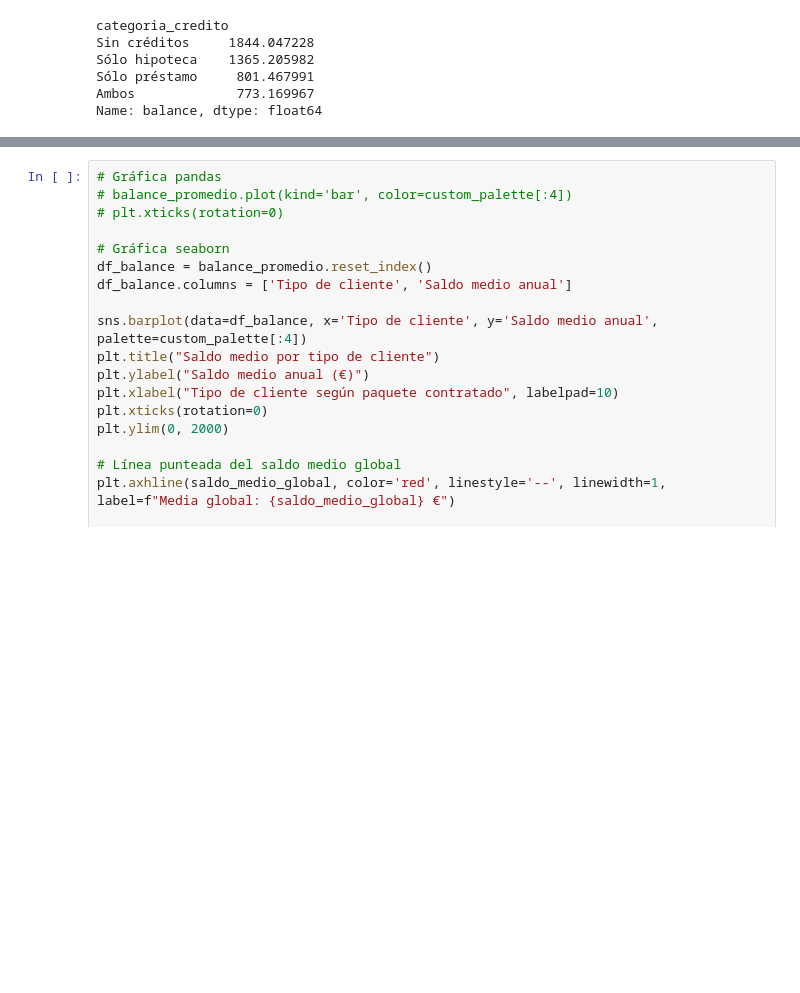
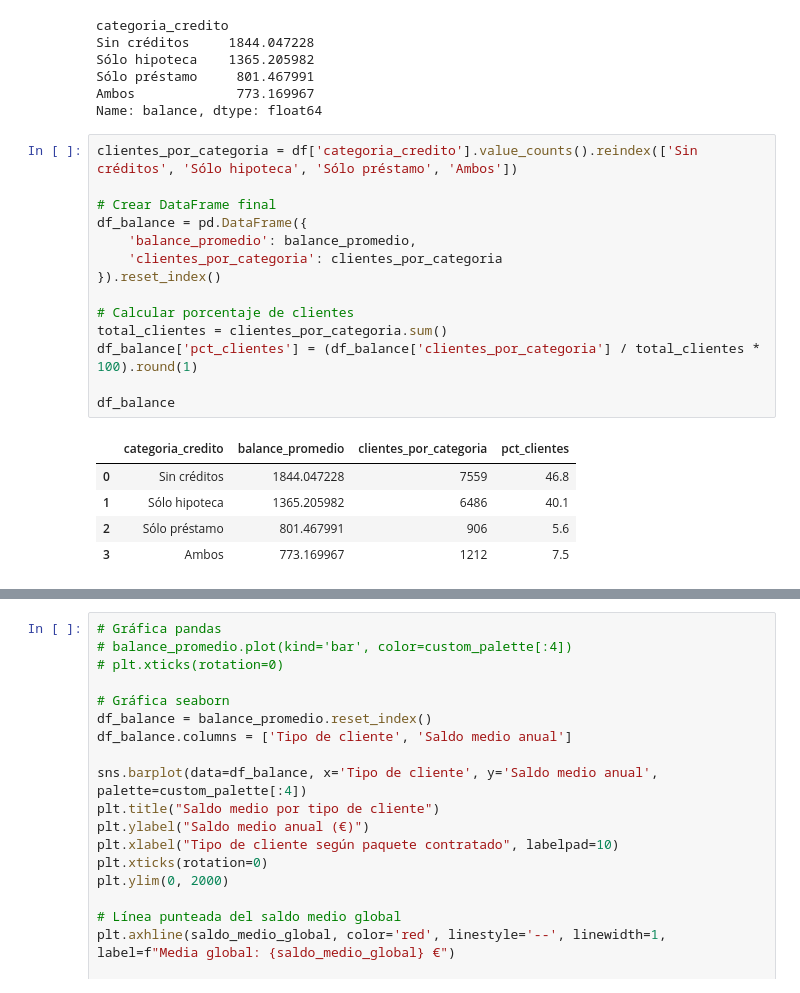
Before and after one commit to MarinaTorba/PersonalDataProrjects, a Jupyter notebook: Equip_9/Scripts/Analisis _Finanzas_250519.ipynb, the cells around one changed output, grey strips where cells are left out. Cells and saved outputs as stored; diff of their text form; blank space fills up the shorter version.

```diff
--- a/Equip_9/Scripts/Analisis _Finanzas_250519.ipynb
+++ b/Equip_9/Scripts/Analisis _Finanzas_250519.ipynb
@@ -244,3 +244,23 @@ Sólo hipoteca    1365.205982
 Sólo préstamo     801.467991
 Ambos             773.169967
 Name: balance, dtype: float64
+# %%
+clientes_por_categoria = df['categoria_credito'].value_counts().reindex(['Sin créditos', 'Sólo hipoteca', 'Sólo préstamo', 'Ambos'])
+
+# Crear DataFrame final
+df_balance = pd.DataFrame({
+    'balance_promedio': balance_promedio,
+    'clientes_por_categoria': clientes_por_categoria
+}).reset_index()
+
+# Calcular porcentaje de clientes
+total_clientes = clientes_por_categoria.sum()
+df_balance['pct_clientes'] = (df_balance['clientes_por_categoria'] / total_clientes * 100).round(1)
+
+df_balance
+# %% [output]
+|  | categoria_credito | balance_promedio | clientes_por_categoria | pct_clientes |
+| 0 | Sin créditos | 1844.047228 | 7559 | 46.8 |
+| 1 | Sólo hipoteca | 1365.205982 | 6486 | 40.1 |
+| 2 | Sólo préstamo | 801.467991 | 906 | 5.6 |
+| 3 | Ambos | 773.169967 | 1212 | 7.5 |
```
Also changed, not shown: parts of 4 cells of this notebook.
